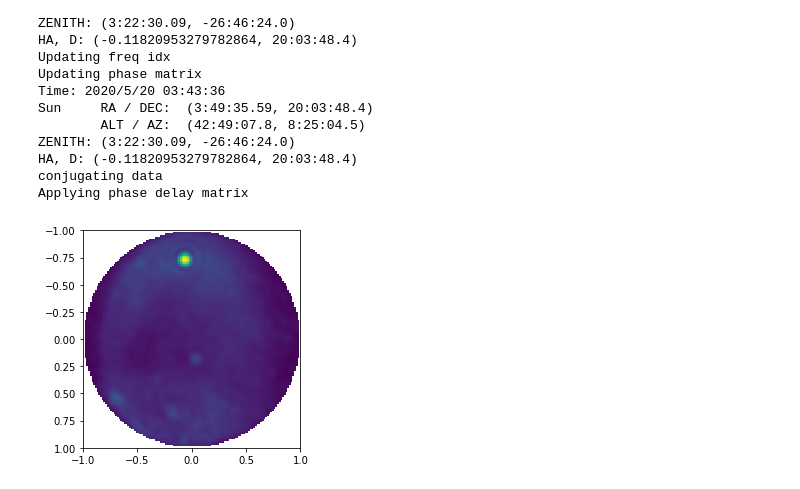
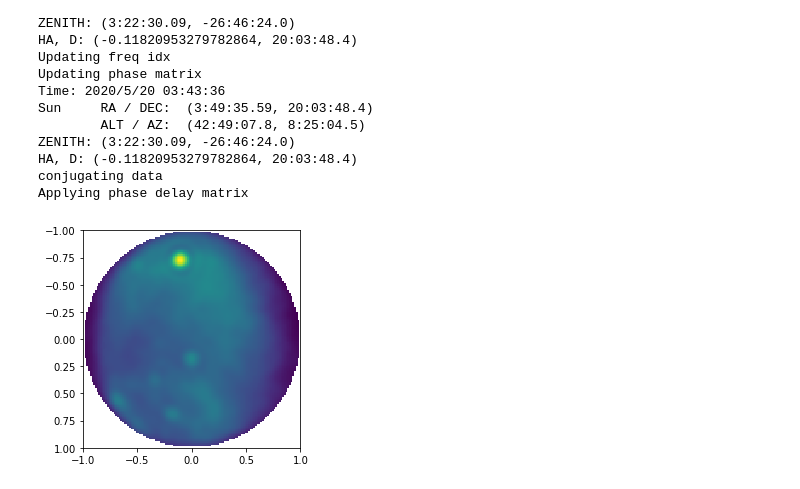
Before and after one commit to telegraphic/postx, a Jupyter notebook: load_vis.ipynb, the cells around one changed output. Drawn from its saved outputs; the diff is of its cells as text; code cells hidden in the pictures.

```diff
--- a/load_vis.ipynb
+++ b/load_vis.ipynb
@@ -73,12 +100,12 @@ HA, D: (-0.11820953279782864, 20:03:48.4)
 conjugating data
 Applying phase delay matrix
 # %%
-f_idx = 1000
+f_idx = 0
 eda.verbose = False
 eda.update(date=t[f_idx // 32].datetime, f_idx=f_idx, pol_idx=0)
 eda.plot_image()
 # %% [output]
-[figure, old version]
+[figure, new version]
 # %%
 def run_imager(f_mhz, t, f_idxs):
     h5_path       = '/Volumes/JIDIJIDI/astro-data/corr_mat_chunked_2020.05.20.h5'
```
Also changed, not shown: parts of 22 cells of this notebook, 8 other files.
